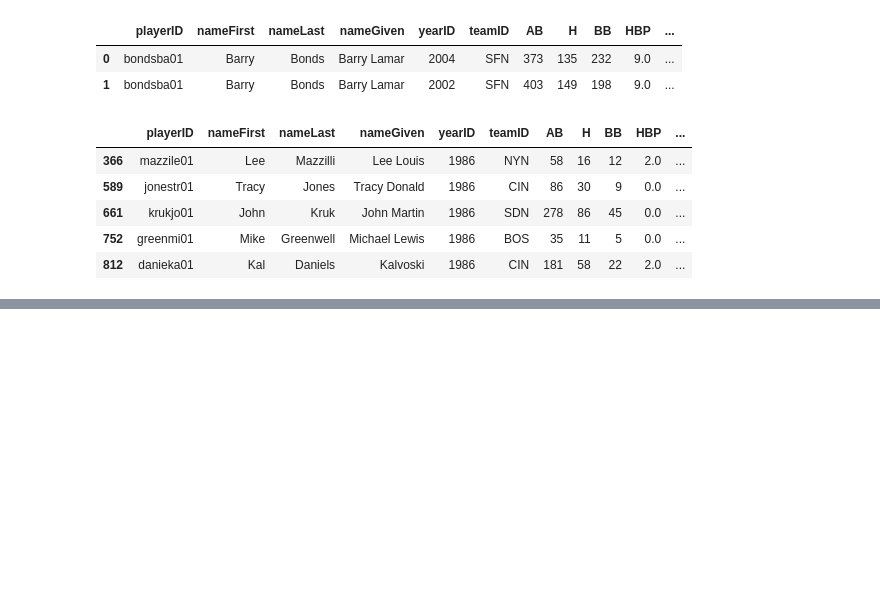
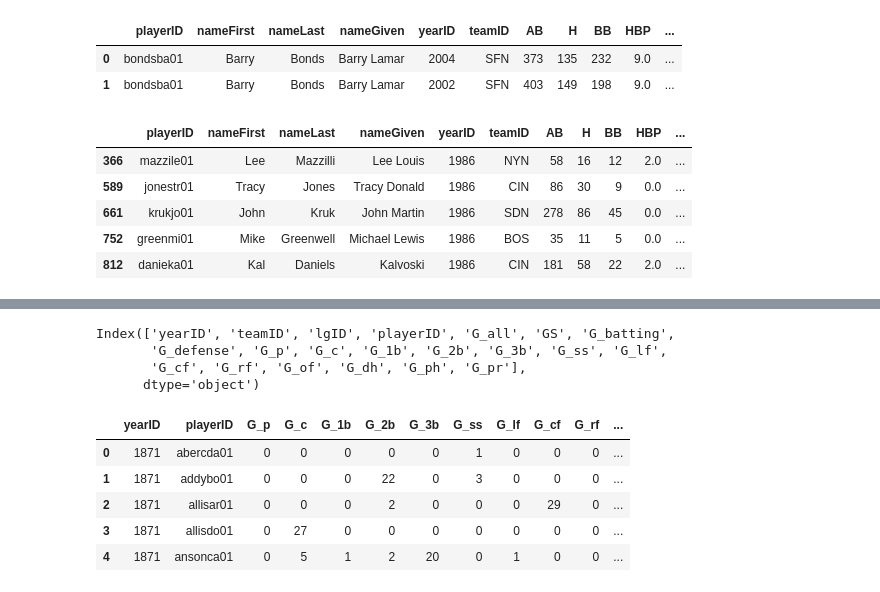
Before and after one commit to mpatterson73/moneyball, a Jupyter notebook: moneyball.ipynb, the cells around one changed output, grey strips where cells are left out. Saved outputs shown, nothing was run; the diff lists cells and outputs as text; code cells hidden in the pictures; blank space fills up the shorter version.

```diff
--- a/moneyball.ipynb
+++ b/moneyball.ipynb
@@ -229,0 +236,3 @@ player_value.head()
+# %%
+appearances_df = pd.read_csv('Data/Appearances.csv')
+appearances_df.head()
@@ -229,0 +246,19 @@ player_value.head()
+# %%
+appearances_df.columns
+# %% [output]
+Index(['yearID', 'teamID', 'lgID', 'playerID', 'G_all', 'GS', 'G_batting',
+       'G_defense', 'G_p', 'G_c', 'G_1b', 'G_2b', 'G_3b', 'G_ss', 'G_lf',
+       'G_cf', 'G_rf', 'G_of', 'G_dh', 'G_ph', 'G_pr'],
+      dtype='object')
+# %%
+col_list = ['yearID', 'playerID', 'G_p', 'G_c', 'G_1b', 'G_2b', 'G_3b', 'G_ss', 'G_lf',
+       'G_cf', 'G_rf', 'G_dh']
+appearances = appearances_df[col_list]
+appearances.head()
+# %% [output]
+|  | yearID | playerID | G_p | G_c | G_1b | G_2b | G_3b | G_ss | G_lf | G_cf | G_rf | ... |
+| 0 | 1871 | abercda01 | 0 | 0 | 0 | 0 | 0 | 1 | 0 | 0 | 0 | ... |
+| 1 | 1871 | addybo01 | 0 | 0 | 0 | 22 | 0 | 3 | 0 | 0 | 0 | ... |
+| 2 | 1871 | allisar01 | 0 | 0 | 0 | 2 | 0 | 0 | 0 | 29 | 0 | ... |
+| 3 | 1871 | allisdo01 | 0 | 27 | 0 | 0 | 0 | 0 | 0 | 0 | 0 | ... |
+| 4 | 1871 | ansonca01 | 0 | 5 | 1 | 2 | 20 | 0 | 1 | 0 | 0 | ... |
```
Also changed, not shown: parts of 4 cells of this notebook, 1 other file.
